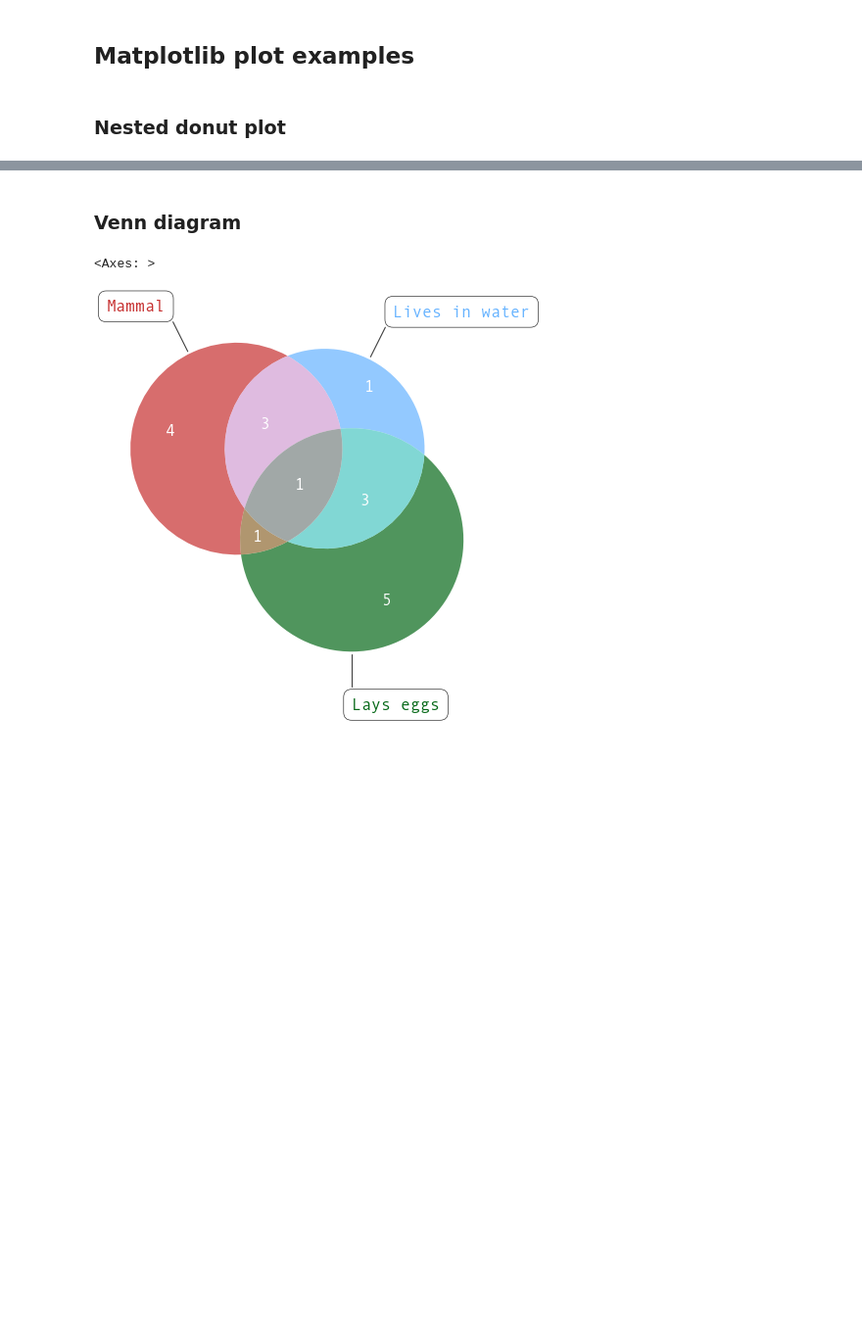
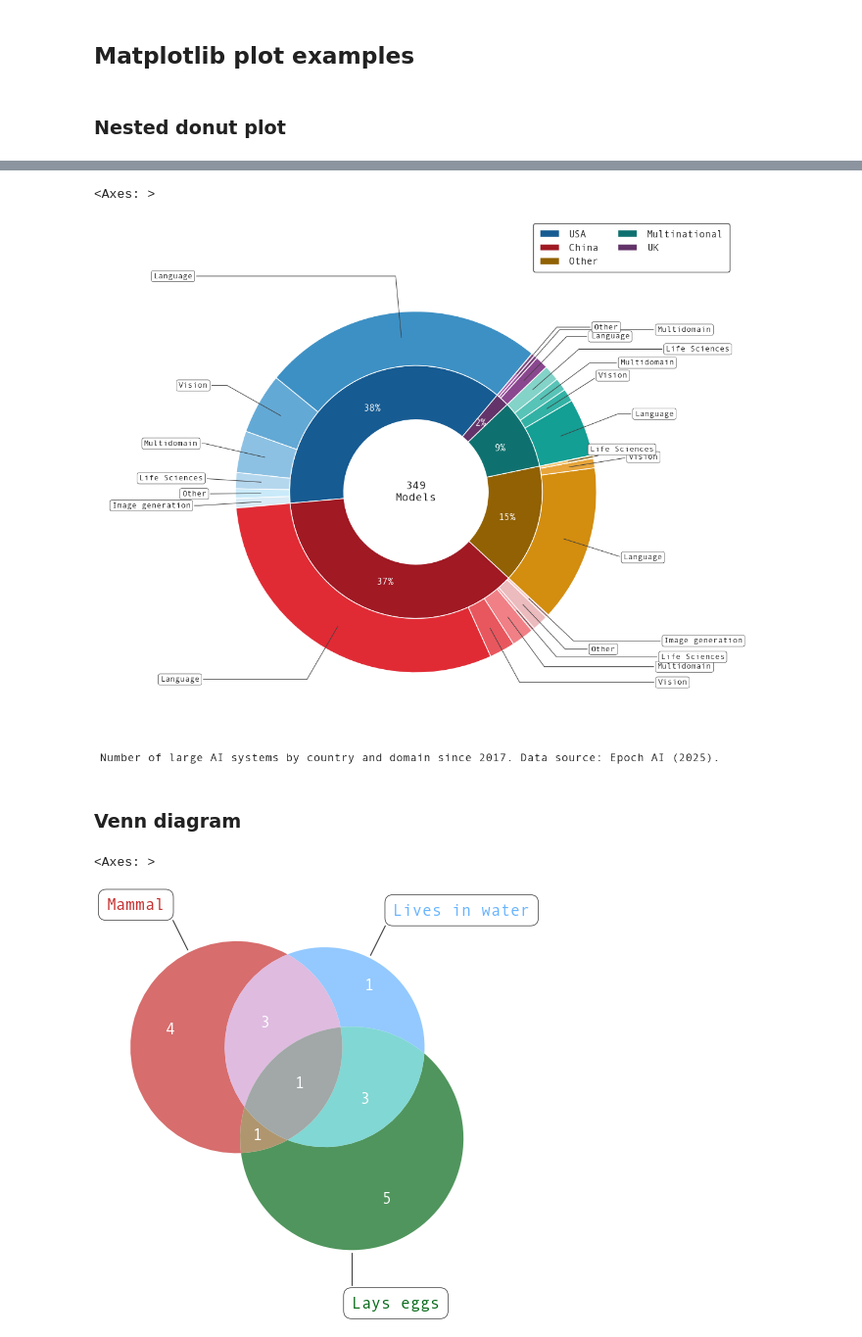
Before and after one commit to matthewtwarren/mattplotlib, a Jupyter notebook: demo.ipynb, the cells around one changed output, grey strips where cells are left out. Shown at 98% size. Drawn from its saved outputs; the diff is of its cells as text; code cells hidden in the pictures; blank space fills up the shorter version.

```diff
--- a/demo.ipynb
+++ b/demo.ipynb
@@ -52,2 +111,36 @@ plot_nested_donut(
+# %%
+plot_nested_donut(
+    outer_values=outer_values,
+    outer_labels=outer_labels,
+    inner_colors=[
+        palettes['blues'][1],
+        palettes['reds'][1],
+        palettes['golds'][1],
+        palettes['teals'][1],
+        palettes['purples'][1],
+    ],
+    outer_colors=[
+        palettes['blues'][3], palettes['blues'][4], palettes['blues'][5], palettes['blues'][6], palettes['blues'][7], palettes['blues'][8],
+        palettes['reds'][3], palettes['reds'][4], palettes['reds'][5], palettes['reds'][6], palettes['reds'][7], palettes['reds'][8],
+        palettes['golds'][3], palettes['golds'][4], None, palettes['golds'][5], None, None,
+        palettes['teals'][3], palettes['teals'][4], palettes['teals'][5], palettes['teals'][6], None, None,
+        palettes['purples'][3], None, palettes['purples'][4], None, palettes['purples'][5], None
+    ],
+    startangle=50,
+    inner_labels=inner_labels,
+    legend=True,
+    annotation_kwargs={"fontsize": 10},
+    annotation_distance=1.2,
+    randomise_annotation_x_pos=True,
+    legend_kwargs={"bbox_to_anchor": (1.2, 1.1), "ncol": 2, "fontsize": 12, "loc": "upper right"},
+    figsize=(10, 10),
+    center_text=f"{models_data.shape[0]}\nModels",
+    caption='Number of large AI systems by country and domain since 2017. Data source: Epoch AI (2025).',
+    caption_kwargs={"x": -0.2},
+    outpath="./examples/nested_donut_demo.png"
+)
+# %% [output]
+<Axes: >
+[figure, added]
 # %% [markdown]
 ### Venn diagram
```
Also changed, not shown: parts of 10 cells of this notebook, 5 other files.
